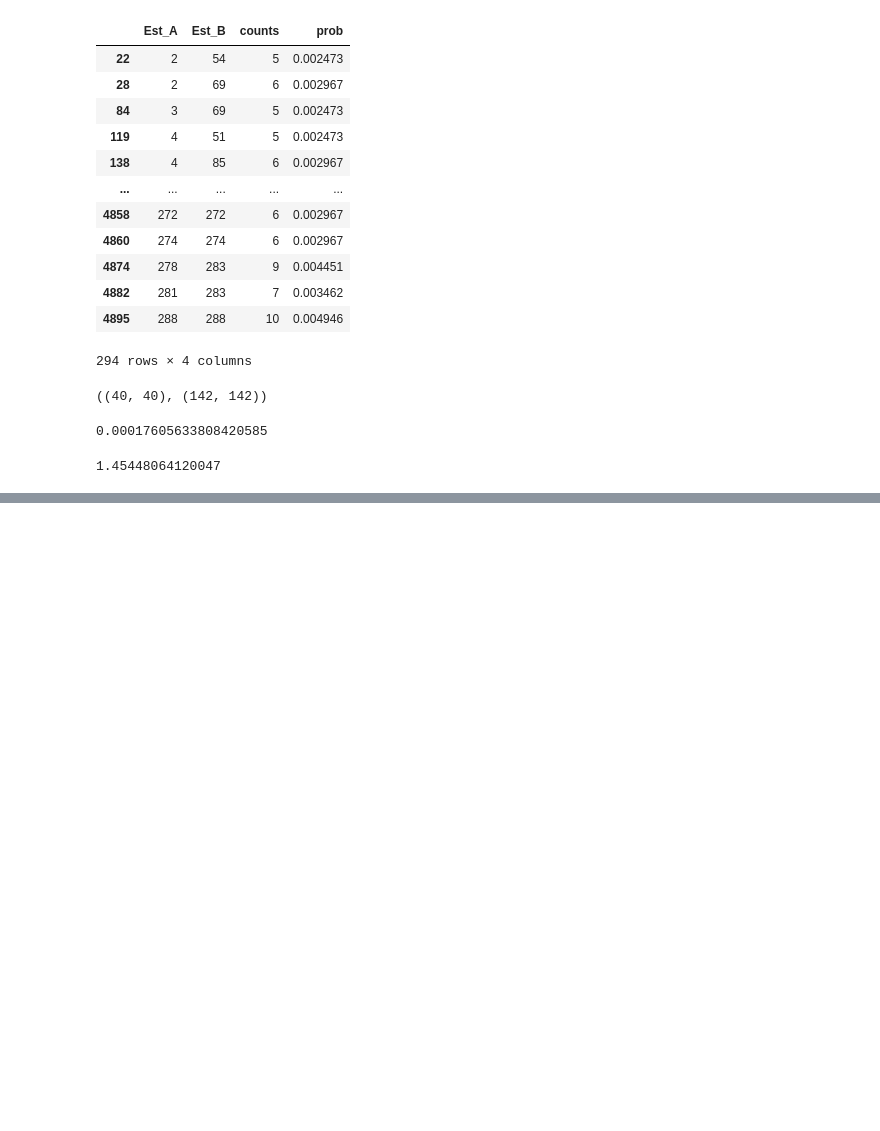
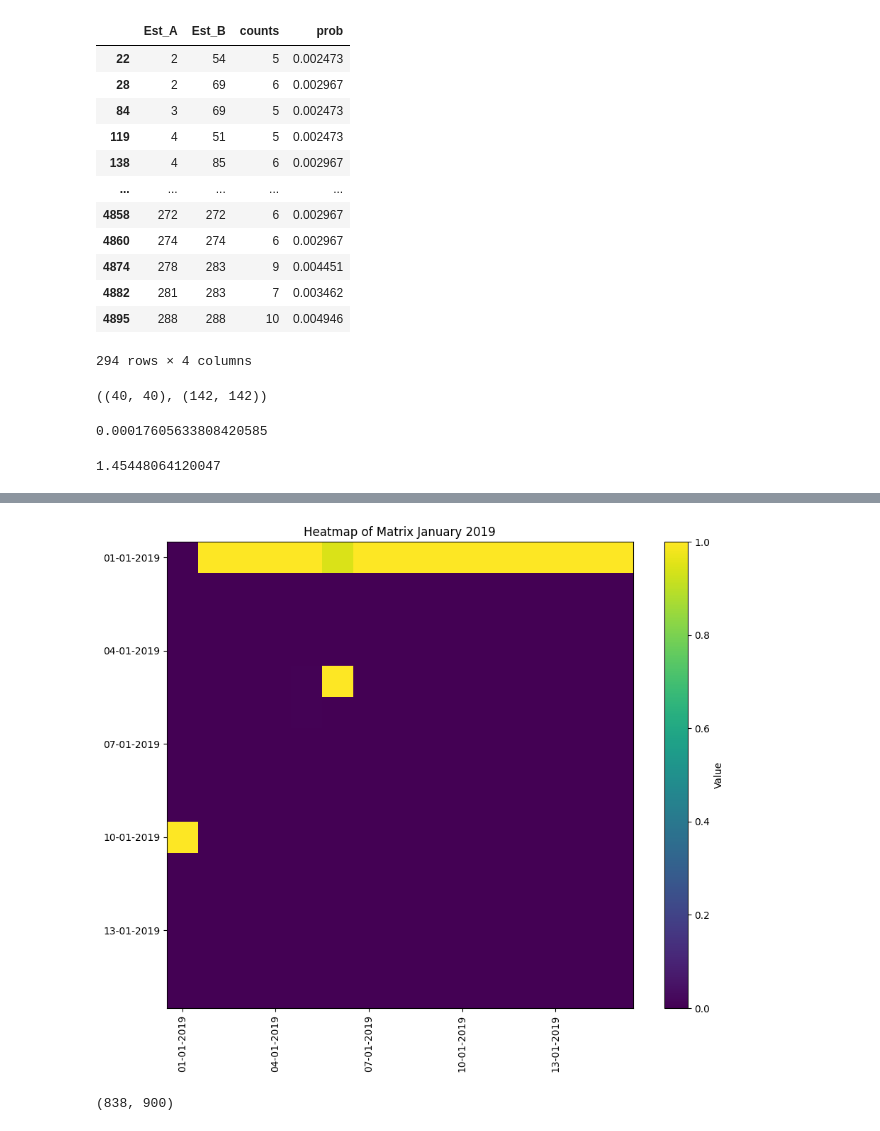
Before and after one commit to angelmdezhdez/thesis, a Jupyter notebook: graph_kernels_a1.ipynb, the cells around one changed output, grey strips where cells are left out. Saved outputs shown, nothing was run; the diff lists cells and outputs as text; code cells hidden in the pictures; blank space fills up the shorter version.

```diff
--- a/graph_kernels_a1.ipynb
+++ b/graph_kernels_a1.ipynb
@@ -382,0 +452,27 @@ K
+# %%
+scaler2 = MinMaxScaler()
+m1_ = scaler2.fit_transform(m1)
+# %%
+plt.figure(figsize=(10, 8))
+plt.imshow(m1_, interpolation='nearest', cmap='viridis')
+plt.colorbar(label='Value')
+s = 3
+plt.xticks(
+    ticks=np.arange(0, m1_.shape[1], step=s),
+    labels=[f'{i:02d}-01-2019' for i in range(1, m1_.shape[1]+1, s)],
+    rotation=90
+)
+plt.yticks(
+    ticks=np.arange(0, m1_.shape[0], step=s),
+    labels=[f'{i:02d}-01-2019' for i in range(1, m1_.shape[0]+1, s)]
+)
+plt.title('Heatmap of Matrix January 2019')
+plt.tight_layout()
+plt.show()
+# %% [output]
+[figure, added]
+# %%
+count_neg_ones = np.sum(m == -1)
+count_neg_ones, m.shape[0] * m.shape[1]
+# %% [output]
+(838, 900)
```
Also changed, not shown: parts of 5 cells of this notebook, 2 other files.
